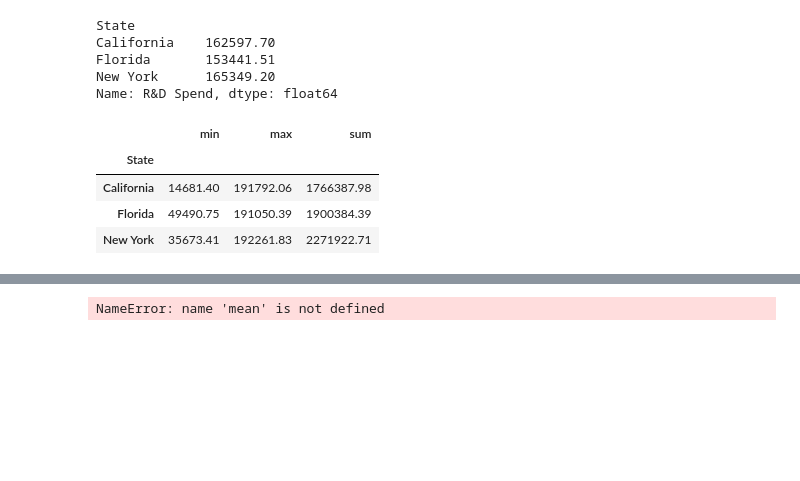
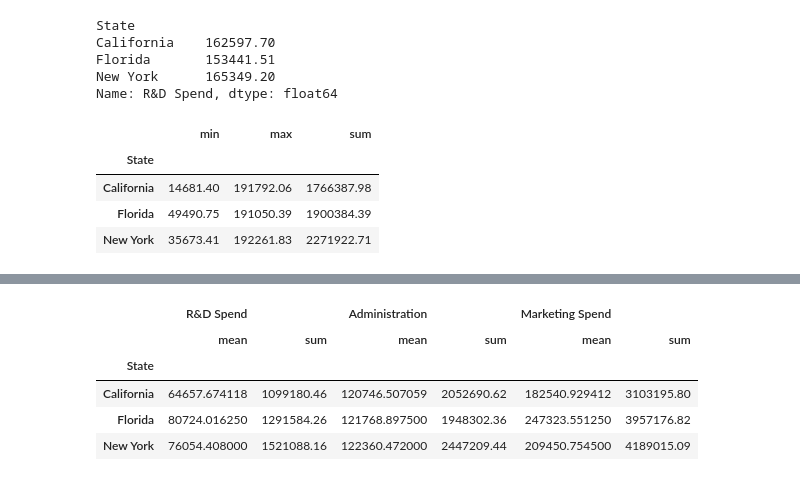
Before and after one commit to ikokkas/Exercises, a Jupyter notebook: Exercises.ipynb, the cells around one changed output, grey strips where cells are left out. Drawn from its saved outputs; the diff is of its cells as text; code cells hidden in the pictures; blank space fills up the shorter version.

```diff
--- a/Exercises.ipynb
+++ b/Exercises.ipynb
@@ -723,4 +731,9 @@ startup_df.groupby("State")["Profit"].agg([min, max, sum])
 # %%
-startup_df.groupby("State")[["R&D Spend", "Administration", "Marketing Spend"]].agg([sum])
+startup_df.groupby("State")[["R&D Spend", "Administration", "Marketing Spend"]].agg(["mean",sum])
 # %% [output]
-NameError: name 'mean' is not defined
+|  | R&D Spend |  | Administration |  | Marketing Spend |  |
+|  | mean | sum | mean | sum | mean | sum |
+| State |  |  |  |  |  |  |
+| California | 64657.674118 | 1099180.46 | 120746.507059 | 2052690.62 | 182540.929412 | 3103195.80 |
+| Florida | 80724.016250 | 1291584.26 | 121768.897500 | 1948302.36 | 247323.551250 | 3957176.82 |
+| New York | 76054.408000 | 1521088.16 | 122360.472000 | 2447209.44 | 209450.754500 | 4189015.09 |
```
Also changed, not shown: parts of 1 cell of this notebook.
